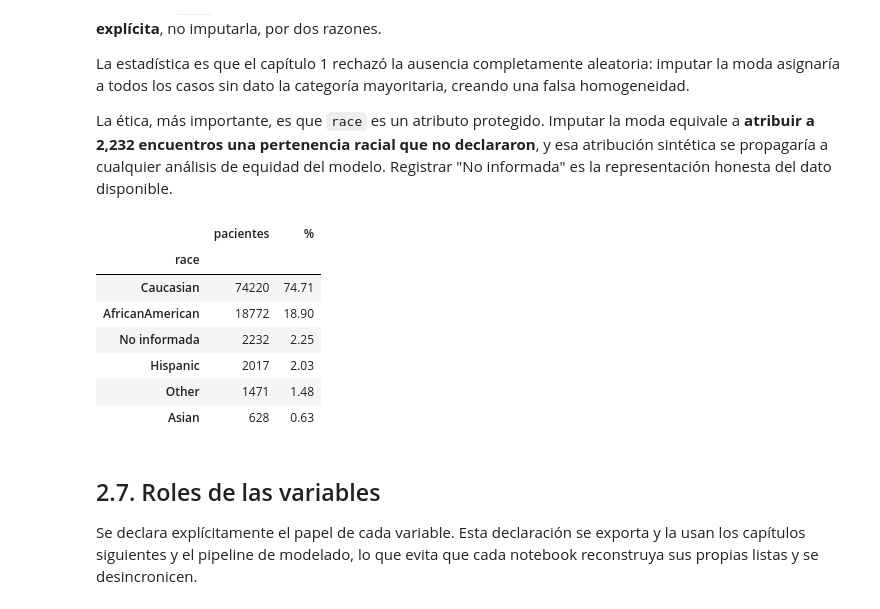
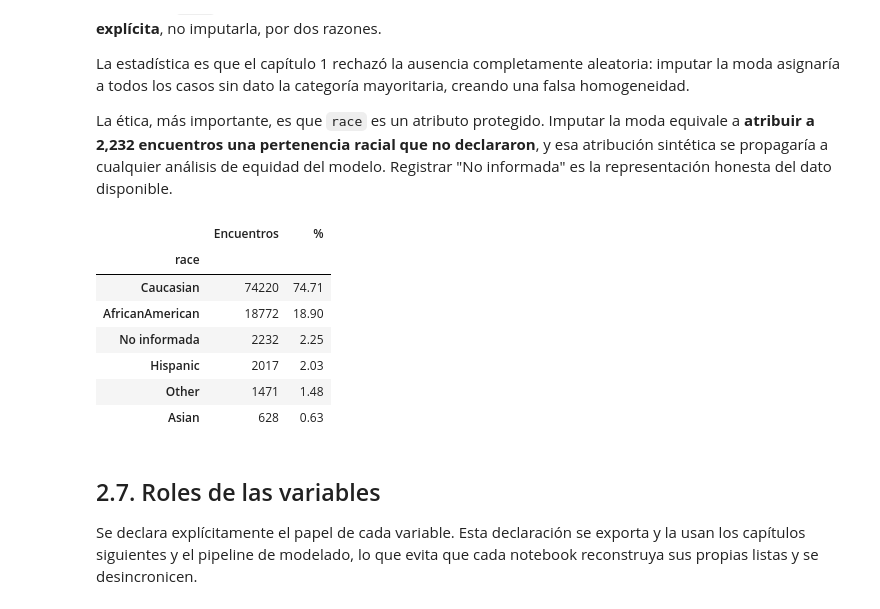
Before and after one commit to joshua2412-a/Diabetes_ProyectoML_202630, a Jupyter notebook: docs/02_ETL.ipynb, the cells around one changed output. Drawn from its saved outputs; the diff is of its cells as text; code cells hidden in the pictures.

```diff
--- a/docs/02_ETL.ipynb
+++ b/docs/02_ETL.ipynb
@@ -865,12 +882,12 @@ La ética, más importante, es que `race` es un atributo protegido. Imputar la m
 # %%
 limpio["race"] = limpio["race"].fillna("No informada")
 
 pd.DataFrame({
-    "pacientes": limpio["race"].value_counts(),
+    "Encuentros": limpio["race"].value_counts(),
     "%": (100 * limpio["race"].value_counts(normalize=True)).round(2),
 })
 # %% [output]
-|  | pacientes | % |
+|  | Encuentros | % |
 | race |  |  |
 | Caucasian | 74220 | 74.71 |
 | AfricanAmerican | 18772 | 18.90 |
```
Also changed, not shown: parts of 9 cells of this notebook, 7 other files.
